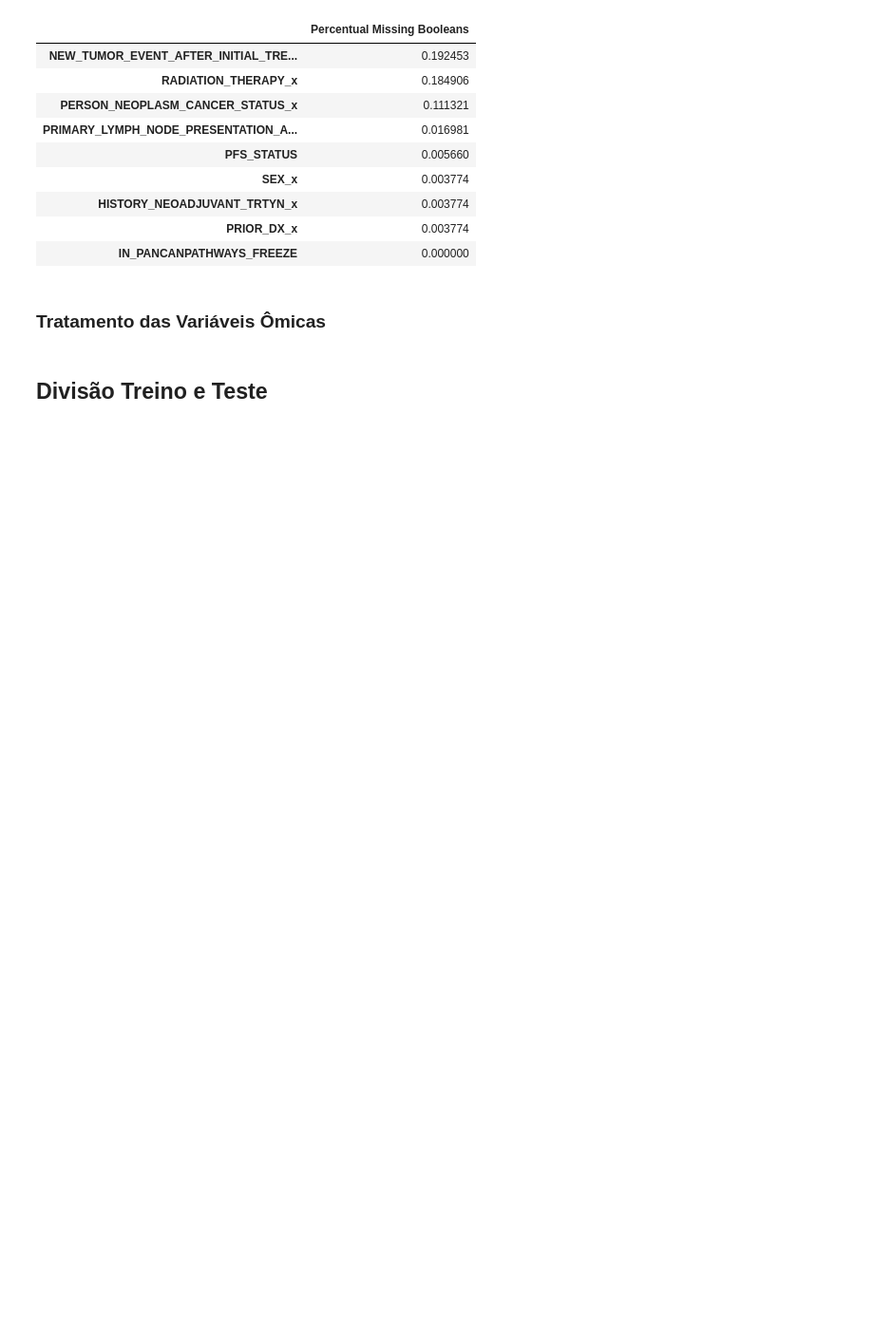
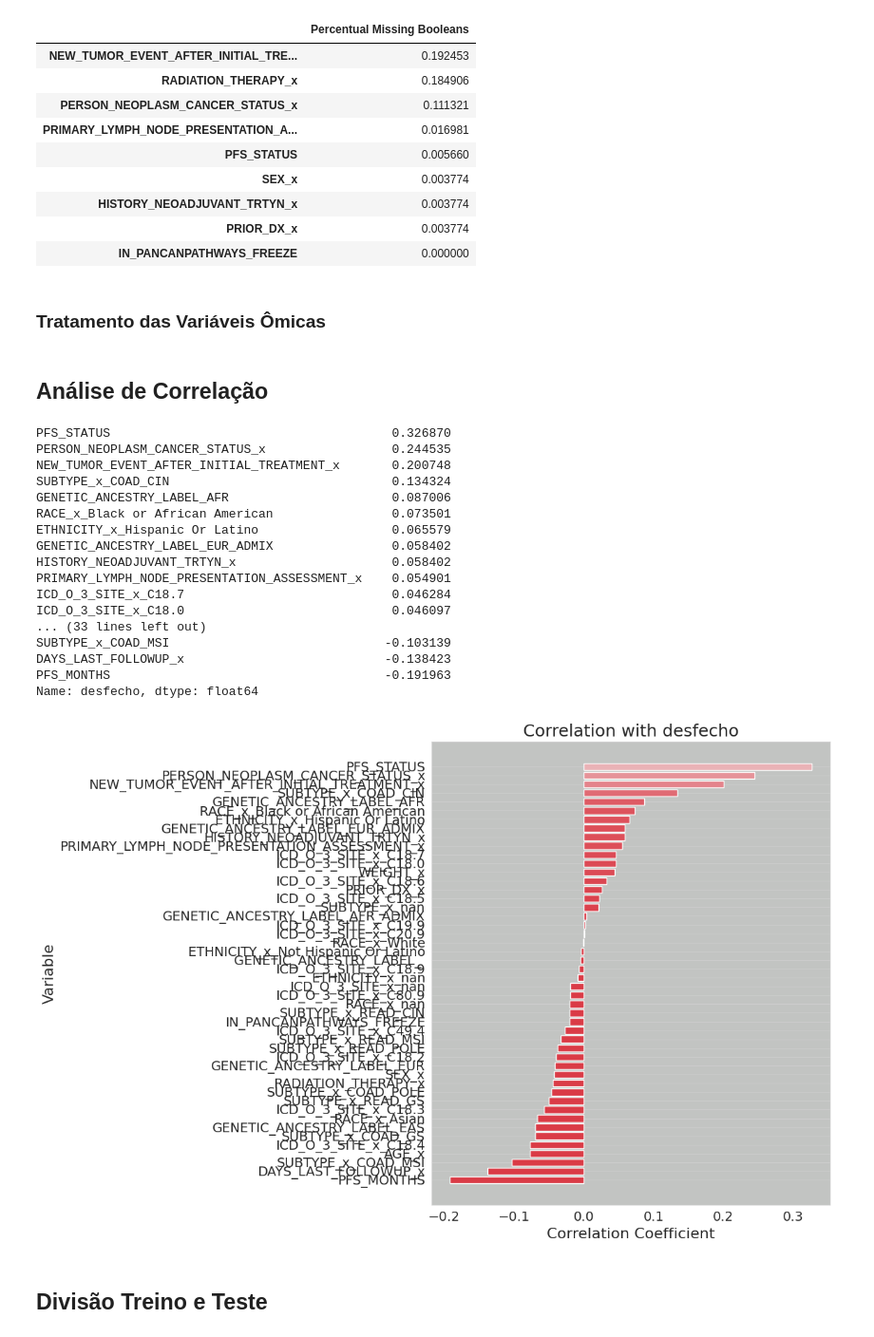
Before and after one commit to v-camargo/genomics, a Jupyter notebook: modeling_TCGA.ipynb, the cells around one changed output. Shown at 95% size. Drawn from its saved outputs; the diff is of its cells as text; code cells hidden in the pictures; blank space fills up the shorter version.

```diff
--- a/modeling_TCGA.ipynb
+++ b/modeling_TCGA.ipynb
@@ -536,2 +551,10 @@ df_modelagem
 # %%
-df_modelagem = df_modelagem[df_modelagem['PATH_M_STAGE_x'] != 'MX']
+df_mx_excluido = df_modelagem.copy()
+df_mx_excluido = df_mx_excluido[df_mx_excluido['PATH_M_STAGE_x'] != 'MX']
+df_mx_excluido['desfecho'] = df_modelagem['PATH_M_STAGE_x']
+
+
+#Criança do desfecho
+metastase_map = {'M0':0, 'M1B':1, 'M1A':1, 'M1':1}
+df_mx_excluido['desfecho'] = df_mx_excluido['desfecho'].map(metastase_map)
+df_mx_excluido.drop(columns=['PATH_M_STAGE_x'], inplace=True)
@@ -625,9 +592,6 @@ DFS_STATUS	Disease Free Survival Status (Status de Sobrevida Livre de Doença)	C
 DFS_MONTHS	Disease Free Survival Months (Tempo de Sobrevida Livre de Doença)	Numérica (Contínua)	Tempo em meses até a primeira recorrência ou progressão.
 PFS_STATUS	Progression Free Survival Status (Status de Sobrevida Livre de Progressão)	Categórica (Binária)	Similar ao DFS, mas foca na ausência de progressão da doença.
 PFS_MONTHS	Progression Free Survival Months (Tempo de Sobrevida Livre de Progressão)	Numérica (Contínua)	Tempo em meses até a progressão ou óbito.
-# %%
-#Retirando as colunas que terminam com _y
-df_tratado = df_tratado[df_tratado.columns[~df_tratado.columns.str.endswith("_y")]]
 # %%
 #Retirando as colunas que terminam com _y
 df_tratado = df_tratado[df_tratado.columns[~df_tratado.columns.str.endswith("_y")]]
@@ -667 +627,18 @@ num_var + omics_var
+# %%
+#Seleção das colunas
+#Colunas retiradas pela avaliação dos pesquisadores:
+model_var = num_var + dummy_var + cat_var + omics_var + ['desfecho']
+var_retiradas = ['PATH_T_STAGE_x', 'PATH_N_STAGE_x', 'PATH_M_STAGE_x','AJCC_PATHOLOGIC_TUMOR_STAGE_x','AJCC_STAGING_EDITION_x']
+var_retiradas_set = set(var_retiradas)
+
+#Atualizando as listas
+num_var = [var for var in num_var if var not in var_retiradas_set]
+dummy_var = [var for var in dummy_var if var not in var_retiradas_set]
+cat_var = [var for var in cat_var if var not in var_retiradas_set]
+omics_var = [var for var in omics_var if var not in var_retiradas_set]
+survival_var = [var for var in survival_var if var not in var_retiradas_set]
+
+model_var = [var for var in model_var if var not in var_retiradas_set]
+
+df_clean = df_tratado[model_var]
 # %%
@@ -738,3 +697,5 @@ pd.DataFrame({"Percentual Missing Booleans": df_clean_ohe[dummy_var].isnull().su
 | IN_PANCANPATHWAYS_FREEZE | 0.000000 |
 # %% [markdown]
 ### Tratamento das Variáveis Ômicas
+# %% [markdown]
+## Análise de Correlação
@@ -741,2 +750,32 @@ pd.DataFrame({"Percentual Missing Booleans": df_clean_ohe[dummy_var].isnull().su
+# %%
+#Plotar o gráfico de correlação
+omics_set = set(omics_var)
+
+# 2. Filtra mantendo apenas o que NÃO está no set de ômicas
+vars_not_omics = [var for var in df_clean_ohe.columns.tolist() if var not in omics_set]
+
+correlation_plot = plot_correlation_with_target(df_clean_ohe[vars_not_omics], target_col="desfecho")
+correlations = df_clean_ohe[vars_not_omics].corr()['desfecho'].drop('desfecho').sort_values(ascending=False)
+display(correlations)
+correlation_plot
+# %% [output]
+PFS_STATUS                                      0.326870
+PERSON_NEOPLASM_CANCER_STATUS_x                 0.244535
+NEW_TUMOR_EVENT_AFTER_INITIAL_TREATMENT_x       0.200748
+SUBTYPE_x_COAD_CIN                              0.134324
+GENETIC_ANCESTRY_LABEL_AFR                      0.087006
+RACE_x_Black or African American                0.073501
+ETHNICITY_x_Hispanic Or Latino                  0.065579
+GENETIC_ANCESTRY_LABEL_EUR_ADMIX                0.058402
+HISTORY_NEOADJUVANT_TRTYN_x                     0.058402
+PRIMARY_LYMPH_NODE_PRESENTATION_ASSESSMENT_x    0.054901
+ICD_O_3_SITE_x_C18.7                            0.046284
+ICD_O_3_SITE_x_C18.0                            0.046097
+... (33 lines left out)
+SUBTYPE_x_COAD_MSI                             -0.103139
+DAYS_LAST_FOLLOWUP_x                           -0.138423
+PFS_MONTHS                                     -0.191963
+Name: desfecho, dtype: float64
+[figure, added]
 # %% [markdown]
 ## Divisão Treino e Teste
```
Also changed, not shown: parts of 47 cells of this notebook, 2 other files.
